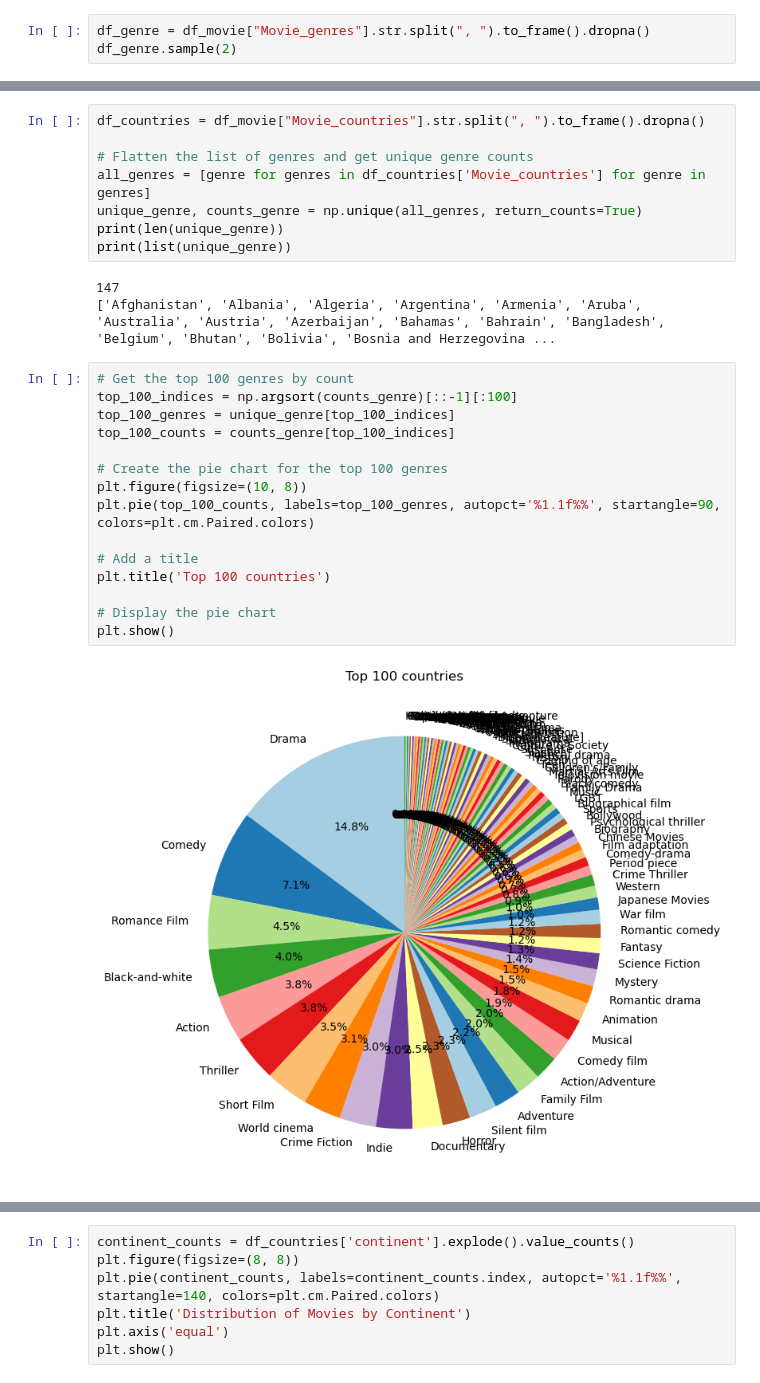
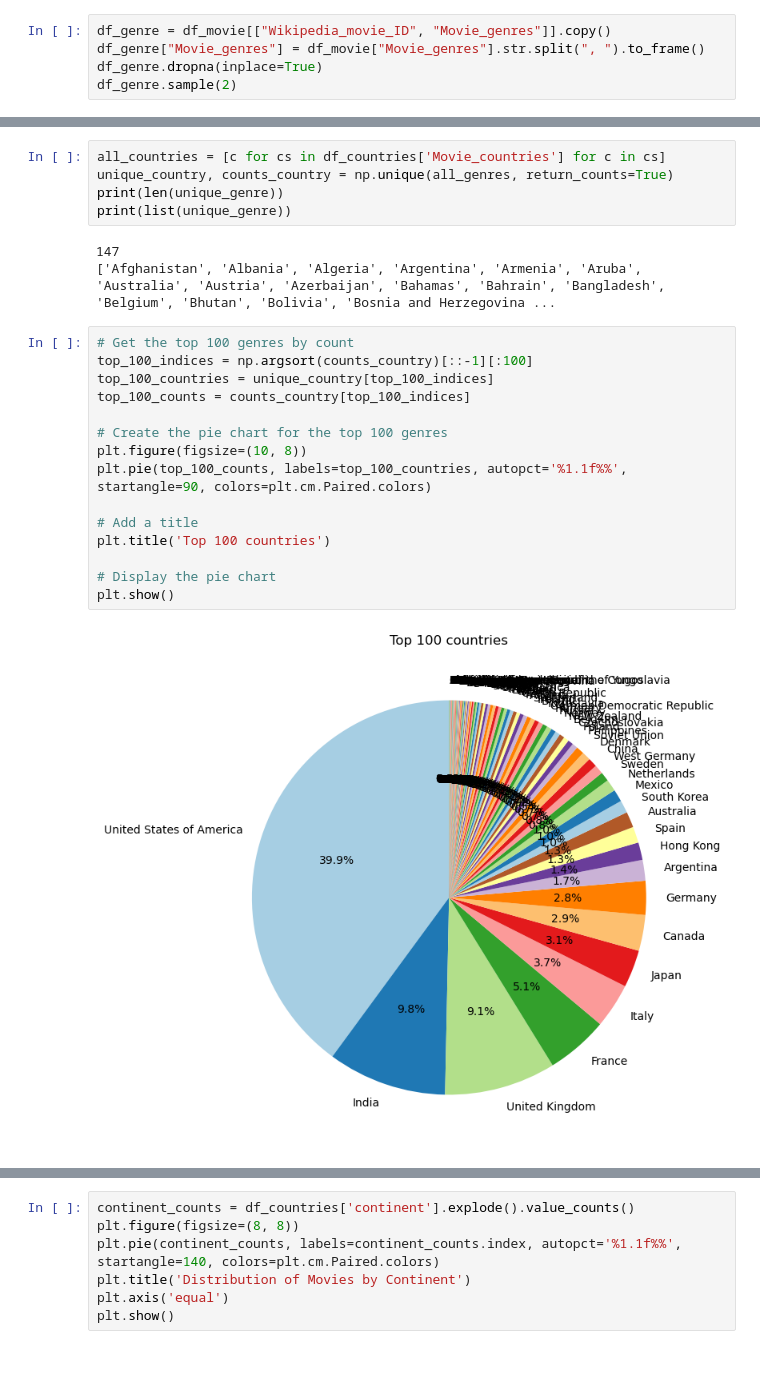
Before and after one commit to epfl-ada/ada-2024-project-dataffoneurs, a Jupyter notebook: src/scripts/movie_data_exploration.ipynb, the cells around one changed output, grey strips where cells are left out. Cells and saved outputs as stored; diff of their text form.

```diff
--- a/src/scripts/movie_data_exploration.ipynb
+++ b/src/scripts/movie_data_exploration.ipynb
@@ -89,6 +89,8 @@ Explanation of our choices for which plots to retrieve from wikipedia
 # %% [markdown]
 ## Movie genres
 # %%
-df_genre = df_movie["Movie_genres"].str.split(", ").to_frame().dropna()
+df_genre = df_movie[["Wikipedia_movie_ID", "Movie_genres"]].copy()
+df_genre["Movie_genres"] = df_movie["Movie_genres"].str.split(", ").to_frame()
+df_genre.dropna(inplace=True)
 df_genre.sample(2)
 # %% [output]
@@ -372,9 +378,6 @@ We observe the mean box office tends to increase with the decades
 # %%
-df_countries = df_movie["Movie_countries"].str.split(", ").to_frame().dropna()
-
-# Flatten the list of genres and get unique genre counts
-all_genres = [genre for genres in df_countries['Movie_countries'] for genre in genres]
-unique_genre, counts_genre = np.unique(all_genres, return_counts=True)
+all_countries = [c for cs in df_countries['Movie_countries'] for c in cs]
+unique_country, counts_country = np.unique(all_genres, return_counts=True)
 print(len(unique_genre))
 print(list(unique_genre))
 # %% [output]
@@ -382,21 +385,21 @@ print(list(unique_genre))
 ['Afghanistan', 'Albania', 'Algeria', 'Argentina', 'Armenia', 'Aruba', 'Australia', 'Austria', 'Azerbaijan', 'Bahamas', 'Bahrain', 'Bangladesh', 'Belgium', 'Bhutan', 'Bolivia', 'Bosnia and Herzegovina ...
 # %%
 # Get the top 100 genres by count
-top_100_indices = np.argsort(counts_genre)[::-1][:100]
-top_100_genres = unique_genre[top_100_indices]
-top_100_counts = counts_genre[top_100_indices]
+top_100_indices = np.argsort(counts_country)[::-1][:100]
+top_100_countries = unique_country[top_100_indices]
+top_100_counts = counts_country[top_100_indices]
 
 # Create the pie chart for the top 100 genres
 plt.figure(figsize=(10, 8))
-plt.pie(top_100_counts, labels=top_100_genres, autopct='%1.1f%%', startangle=90, colors=plt.cm.Paired.colors)
+plt.pie(top_100_counts, labels=top_100_countries, autopct='%1.1f%%', startangle=90, colors=plt.cm.Paired.colors)
 
 # Add a title
 plt.title('Top 100 countries')
 
 # Display the pie chart
 plt.show()
 # %% [output]
-[figure, old version]
+[figure, new version]
 # %%
 country_mapping = {
     'Asia': [
```
Also changed, not shown: parts of 7 cells of this notebook, 1 other file.
